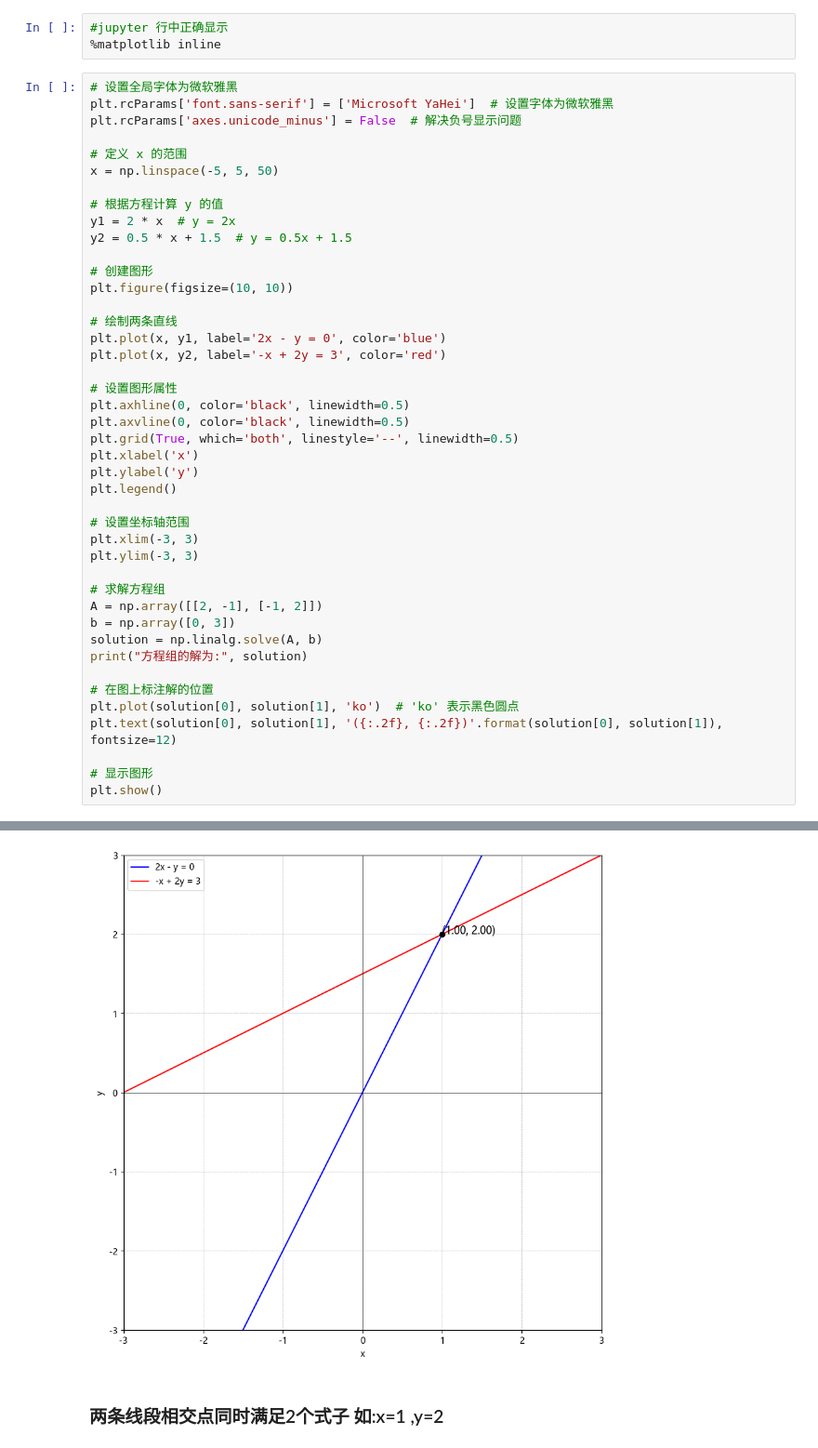
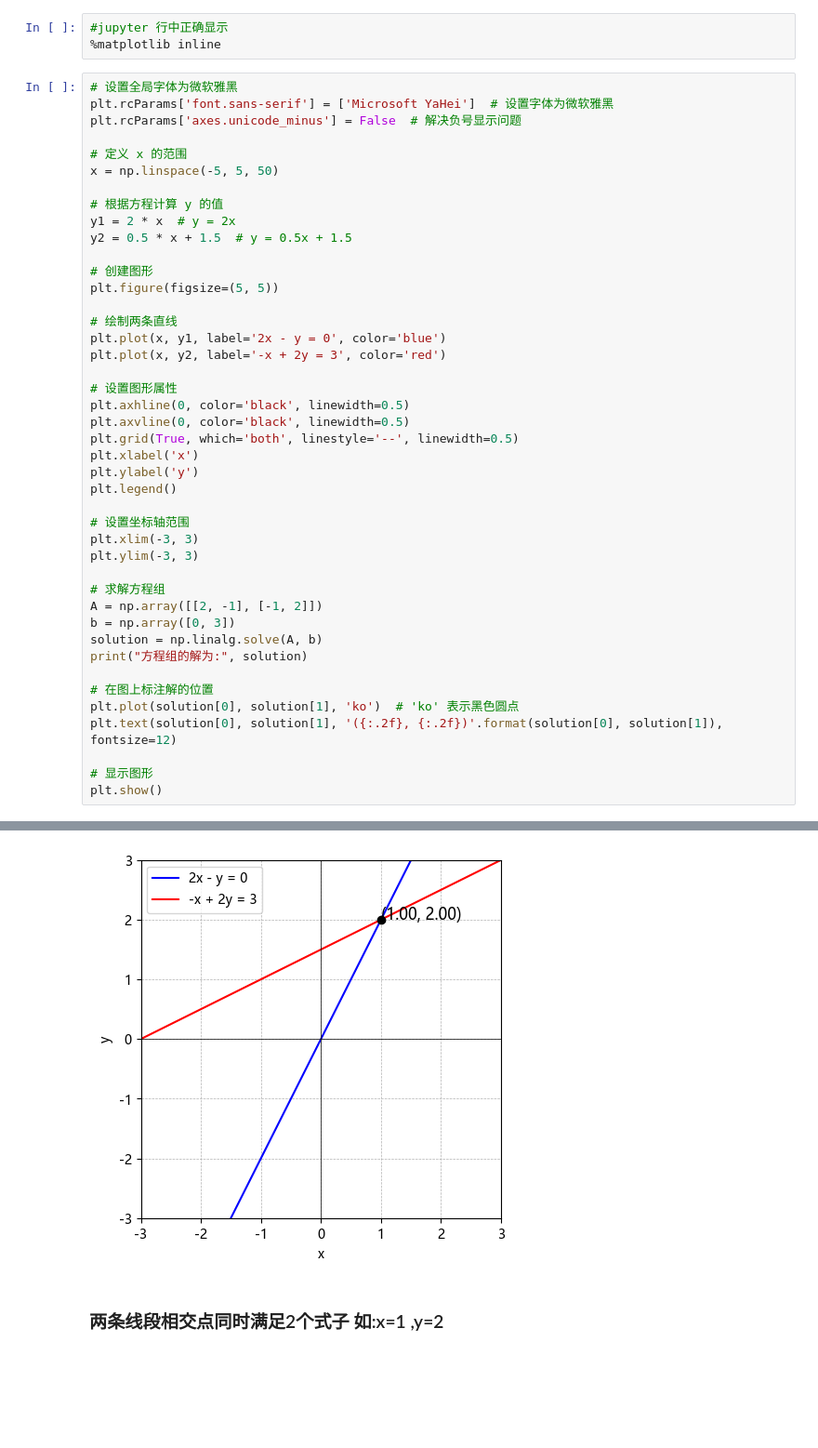
Before and after one commit to linzhangdaren/AI_Learning, a Jupyter notebook: LinearAlgebra/MIT/1.方程组的几何解释equation.ipynb, the cells around one changed output, grey strips where cells are left out. Shown: that part at 93% size. Cells and saved outputs as stored; diff of their text form; blank space fills up the shorter version.

```diff
--- a/LinearAlgebra/MIT/1.方程组的几何解释equation.ipynb
+++ b/LinearAlgebra/MIT/1.方程组的几何解释equation.ipynb
@@ -47,39 +47,39 @@ y1 = 2 * x  # y = 2x
 y2 = 0.5 * x + 1.5  # y = 0.5x + 1.5
 
 # 创建图形
-plt.figure(figsize=(10, 10))
+plt.figure(figsize=(5, 5))
 
 # 绘制两条直线
 plt.plot(x, y1, label='2x - y = 0', color='blue')
 plt.plot(x, y2, label='-x + 2y = 3', color='red')
 
 # 设置图形属性
 plt.axhline(0, color='black', linewidth=0.5)
 plt.axvline(0, color='black', linewidth=0.5)
 plt.grid(True, which='both', linestyle='--', linewidth=0.5)
 plt.xlabel('x')
 plt.ylabel('y')
 plt.legend()
 
 # 设置坐标轴范围
 plt.xlim(-3, 3)
 plt.ylim(-3, 3)
 
 # 求解方程组
 A = np.array([[2, -1], [-1, 2]])
 b = np.array([0, 3])
 solution = np.linalg.solve(A, b)
 print("方程组的解为:", solution)
 
 # 在图上标注解的位置
 plt.plot(solution[0], solution[1], 'ko')  # 'ko' 表示黑色圆点
 plt.text(solution[0], solution[1], '({:.2f}, {:.2f})'.format(solution[0], solution[1]), fontsize=12)
 
 # 显示图形
 plt.show()
 # %% [output]
 方程组的解为: [1. 2.]
-[figure, old version]
+[figure, new version]
 # %% [markdown]
 ### 两条线段相交点同时满足2个式子 如:x=1 ,y=2
 # %% [markdown]
```
Also changed, not shown: parts of 6 cells of this notebook, 6 other files.
